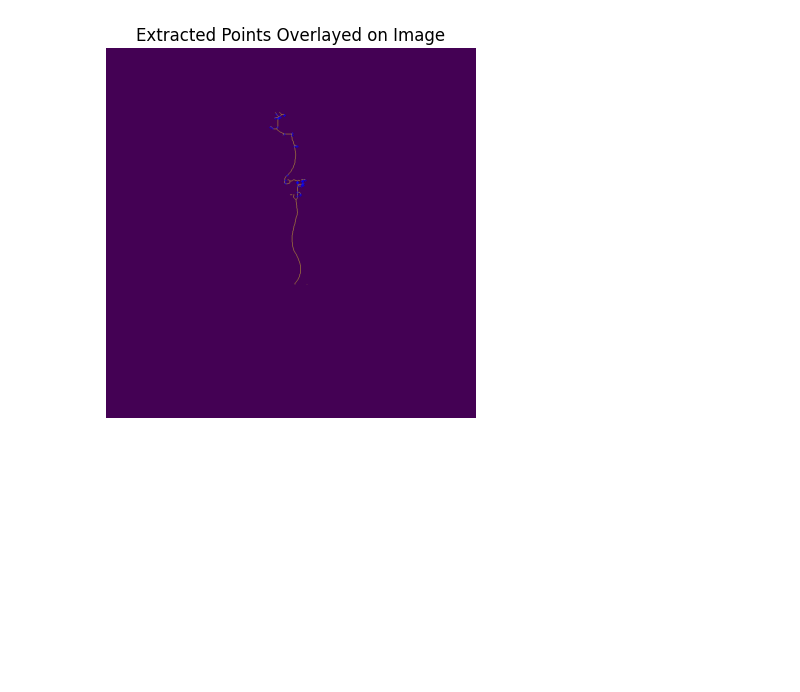
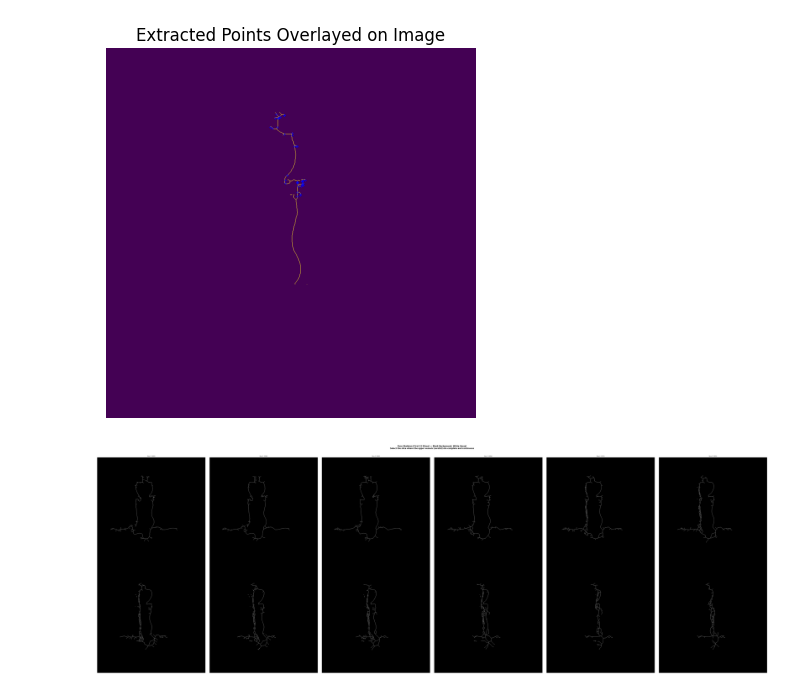
Before and after one commit to MahshadMohit/LCCA-RCCA-features, a Jupyter notebook: test_LCCA_RCCA.ipynb, the cells around one changed output. Drawn from its saved outputs; the diff is of its cells as text; code cells hidden in the pictures; blank space fills up the shorter version.

Commit message:
choosing best slice

```diff
--- a/test_LCCA_RCCA.ipynb
+++ b/test_LCCA_RCCA.ipynb
@@ -307,0 +339,37 @@ plt.show()
+# %%
+max_slices_to_show = 12
+
+total_slices = skeleton_array.shape[0]
+n_slices = min(max_slices_to_show, total_slices)
+
+pts_per_slice = [np.sum(skeleton_array[i]) for i in range(n_slices)]
+
+cols_grid = 6
+rows_grid = int(np.ceil(n_slices / cols_grid))
+
+fig, axes = plt.subplots(rows_grid, cols_grid,
+                         figsize=(cols_grid * 10.0, rows_grid * 10.0)) # NEW Larger Size
+
+if rows_grid == 1 and cols_grid == 1:
+    axes = np.array([axes])
+else:
+    axes = axes.flatten()
+
+for i in range(n_slices):
+    ax = axes[i]
+    # Display pure skeleton only — black background, white skeleton
+    ax.imshow(skeleton_array[i], cmap='gray', vmin=0, vmax=1)
+    ax.set_title(f'Slice {i}  ({pts_per_slice[i]})', fontsize=7)
+    ax.axis('off')
+
+for i in range(n_slices, len(axes)):
+    axes[i].axis('off')
+
+plt.suptitle(f'Pure Skeleton (First {n_slices} Slices) — Black Background, White Vessel\n'
+             'Select the slice where the upper vessels (carotid) are complete and continuous',
+             fontsize=12, fontweight='bold', y=1.02) # y is used to add space between title and images
+
+plt.tight_layout()
+plt.show()
+# %% [output]
+[figure, added]
```
Also changed, not shown: parts of 2 cells of this notebook.
